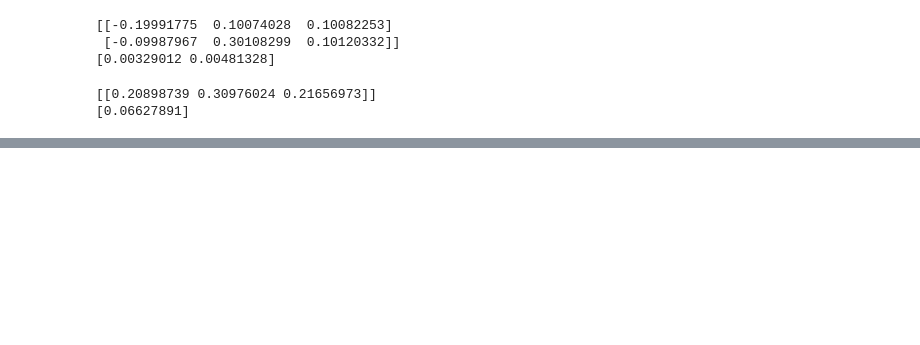
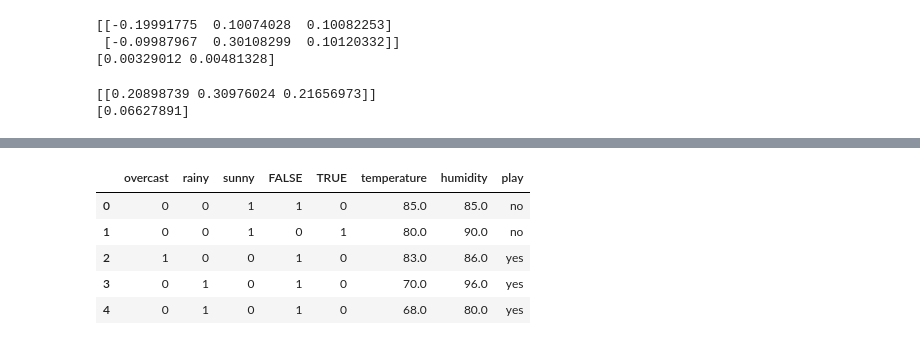
Before and after one commit to holylovenia/lunak, a Jupyter notebook: ANN.ipynb, the cells around one changed output, grey strips where cells are left out. Drawn from its saved outputs; the diff is of its cells as text; code cells hidden in the pictures; blank space fills up the shorter version.

```diff
--- a/ANN.ipynb
+++ b/ANN.ipynb
@@ -280,0 +384,3 @@ print(model.layers[1].local_gradient)
+# %%
+bv_outlook = convert_to_binary_vector(data['outlook'])
+bv_outlook.head()
@@ -280,0 +394,3 @@ print(model.layers[1].local_gradient)
+# %%
+bv_windy = convert_to_binary_vector(data['windy'])
+bv_windy.head()
@@ -280,0 +404,14 @@ print(model.layers[1].local_gradient)
+# %%
+preproc_data = data.drop('outlook', 1).drop('windy', 1)
+# %%
+preproc_data['play'] = preproc_data['play'].astype('category')
+# %%
+preprocessed_data = pd.concat([bv_outlook, bv_windy, preproc_data], axis=1)
+preprocessed_data.head()
+# %% [output]
+|  | overcast | rainy | sunny | FALSE | TRUE | temperature | humidity | play |
+| 0 | 0 | 0 | 1 | 1 | 0 | 85.0 | 85.0 | no |
+| 1 | 0 | 0 | 1 | 0 | 1 | 80.0 | 90.0 | no |
+| 2 | 1 | 0 | 0 | 1 | 0 | 83.0 | 86.0 | yes |
+| 3 | 0 | 1 | 0 | 1 | 0 | 70.0 | 96.0 | yes |
+| 4 | 0 | 1 | 0 | 1 | 0 | 68.0 | 80.0 | yes |
```
Also changed, not shown: parts of 53 cells of this notebook.
